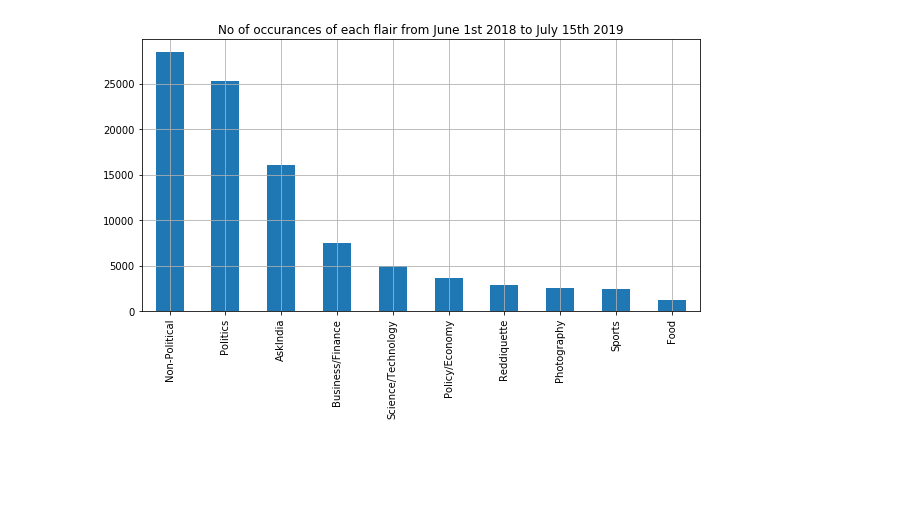
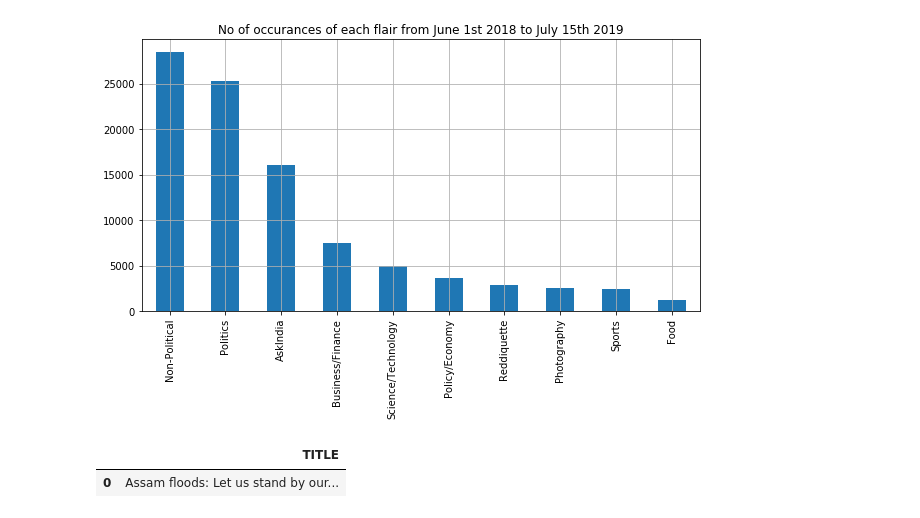
Before and after one commit to Himanshu-Garg/Reddit-flair-detection, a Jupyter notebook: test.ipynb, the cells around one changed output. Drawn from its saved outputs; the diff is of its cells as text; code cells hidden in the pictures; blank space fills up the shorter version.

```diff
--- a/test.ipynb
+++ b/test.ipynb
@@ -72,3 +74,16 @@ X_train, X_test, y_train, y_test = train_test_split(df.TITLE, df.FLAIR, test_siz
+# %%
+import pandas as pd
+
+data = [["Assam floods: Let us stand by our state in these dire times"]]
+
+# Create the pandas DataFrame
+faltu = pd.DataFrame(data, columns = ['TITLE'])
+
+# print dataframe.
+faltu
+# %% [output]
+|  | TITLE |
+| 0 | Assam floods: Let us stand by our... |
 # %%
 # linear svm
 
```
Also changed, not shown: parts of 20 cells of this notebook, 2 other files.
